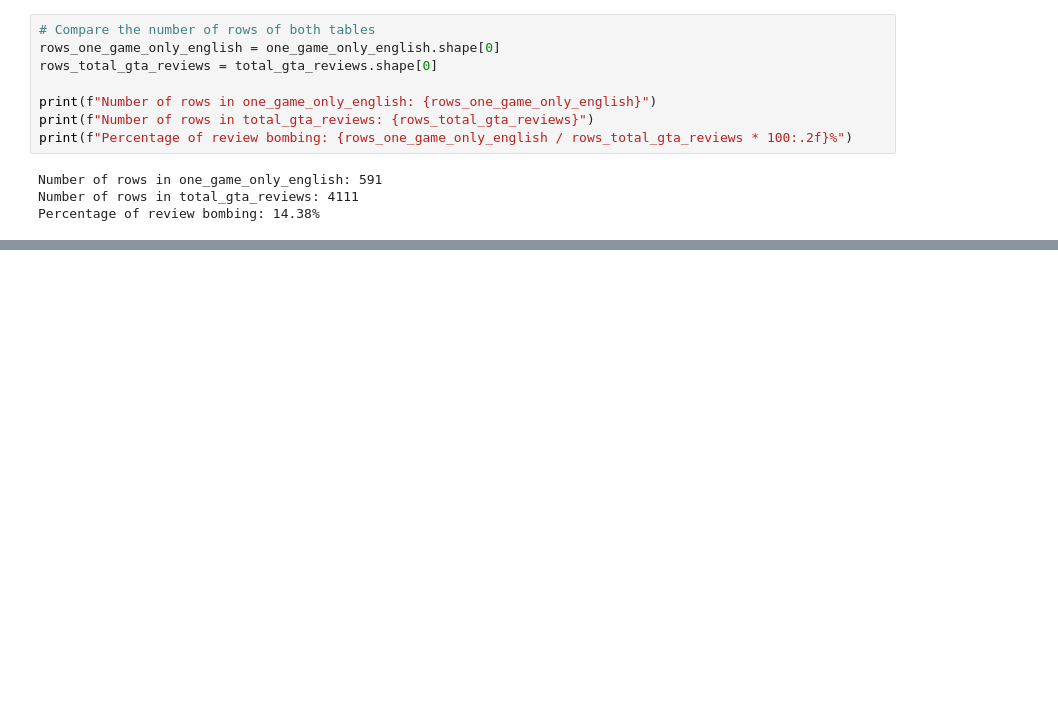
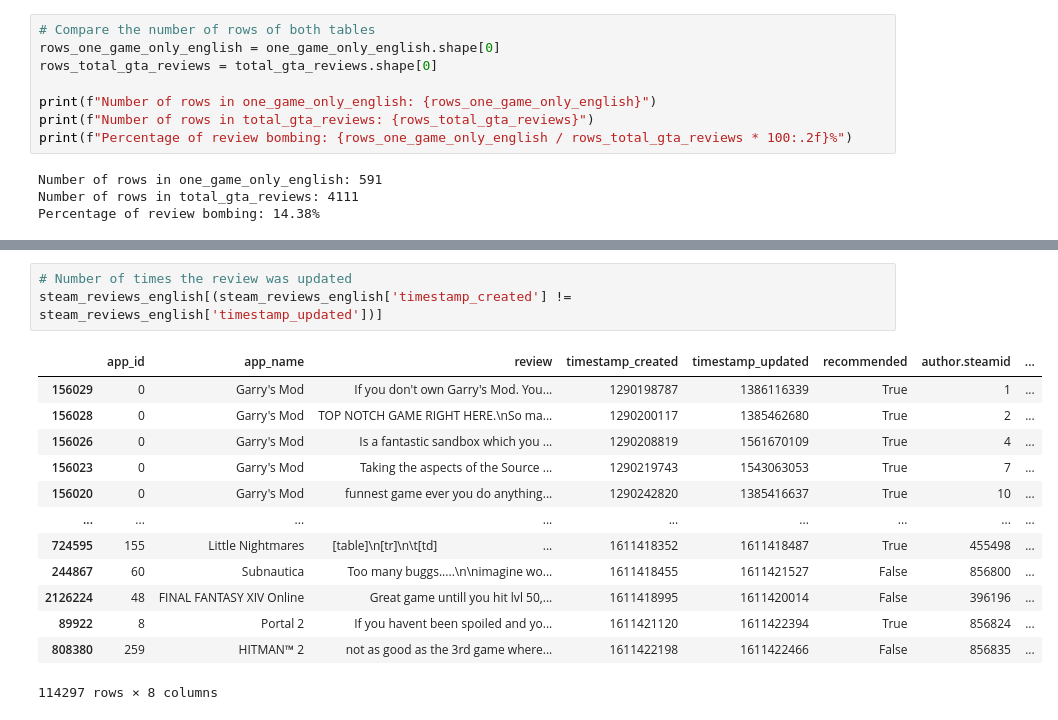
Before and after one commit to Litr0/Steam_data_converter_ML, a Jupyter notebook: transform_steam_data.ipynb, the cells around one changed output, grey strips where cells are left out. Drawn from its saved outputs; the diff is of its cells as text; blank space fills up the shorter version.

```diff
--- a/transform_steam_data.ipynb
+++ b/transform_steam_data.ipynb
@@ -90 +113,18 @@ Percentage of review bombing: 14.38%
+# %%
+# Number of times the review was updated
+steam_reviews_english[(steam_reviews_english['timestamp_created'] != steam_reviews_english['timestamp_updated'])]
+# %% [output]
+|  | app_id | app_name | review | timestamp_created | timestamp_updated | recommended | author.steamid | ... |
+| 156029 | 0 | Garry's Mod | If you don't own Garry's Mod. You... | 1290198787 | 1386116339 | True | 1 | ... |
+| 156028 | 0 | Garry's Mod | TOP NOTCH GAME RIGHT HERE.\nSo ma... | 1290200117 | 1385462680 | True | 2 | ... |
+| 156026 | 0 | Garry's Mod | Is a fantastic sandbox which you ... | 1290208819 | 1561670109 | True | 4 | ... |
+| 156023 | 0 | Garry's Mod | Taking the aspects of the Source ... | 1290219743 | 1543063053 | True | 7 | ... |
+| 156020 | 0 | Garry's Mod | funnest game ever you do anything... | 1290242820 | 1385416637 | True | 10 | ... |
+| ... | ... | ... | ... | ... | ... | ... | ... | ... |
+| 724595 | 155 | Little Nightmares | [table]\n[tr]\n\t[td]⠀⠀⠀⠀⠀⠀⠀⠀⠀⠀⠀⠀... | 1611418352 | 1611418487 | True | 455498 | ... |
+| 244867 | 60 | Subnautica | Too many buggs.....\n\nimagine wo... | 1611418455 | 1611421527 | False | 856800 | ... |
+| 2126224 | 48 | FINAL FANTASY XIV Online | Great game untill you hit lvl 50,... | 1611418995 | 1611420014 | False | 396196 | ... |
+| 89922 | 8 | Portal 2 | If you havent been spoiled and yo... | 1611421120 | 1611422394 | True | 856824 | ... |
+| 808380 | 259 | HITMAN™ 2 | not as good as the 3rd game where... | 1611422198 | 1611422466 | False | 856835 | ... |
+114297 rows × 8 columns
 # %% [markdown]
```
Also changed, not shown: parts of 9 cells of this notebook.
